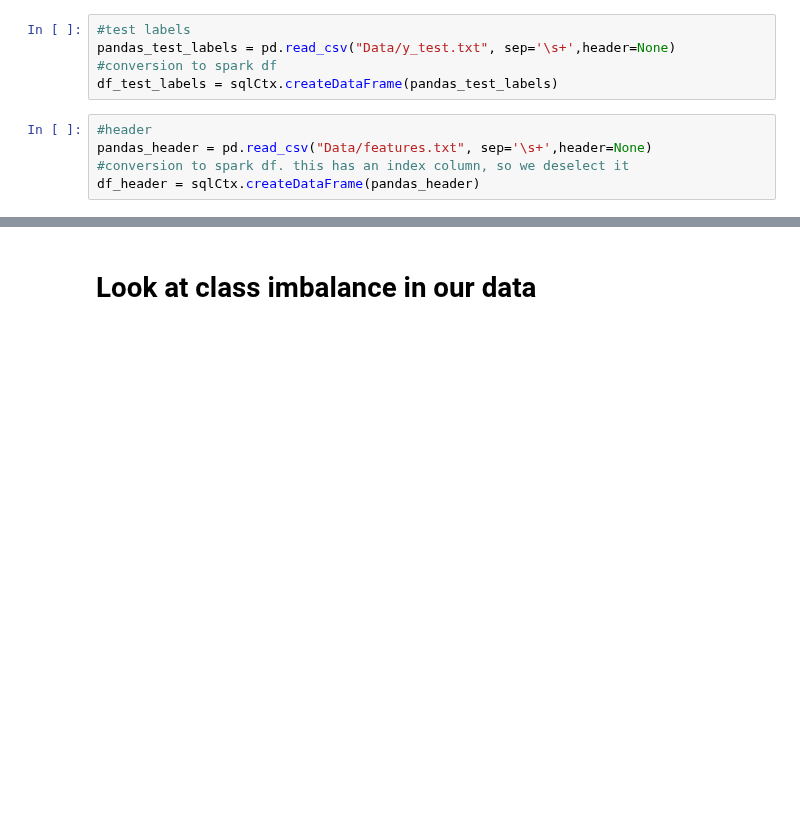
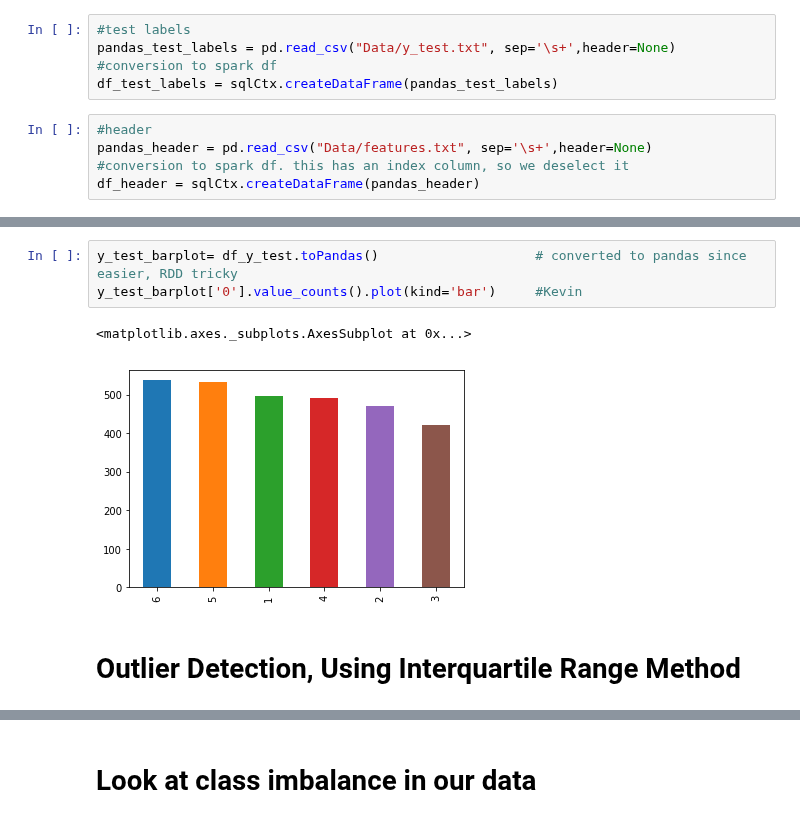
Before and after one commit to nathanhwangbo/PSTAT135_Final, a Jupyter notebook: preprocessing.ipynb, the cells around one changed output, grey strips where cells are left out. Drawn from its saved outputs; the diff is of its cells as text; blank space fills up the shorter version.

```diff
--- a/preprocessing.ipynb
+++ b/preprocessing.ipynb
@@ -68,0 +285,9 @@ only showing top 1 row
+# %%
+y_test_barplot= df_y_test.toPandas()                    # converted to pandas since easier, RDD tricky
+y_test_barplot['0'].value_counts().plot(kind='bar')     #Kevin
+# %% [output]
+<matplotlib.axes._subplots.AxesSubplot at 0x...>
+[figure, added]
+# %% [markdown]
+
+# Outlier Detection, Using Interquartile Range Method
```
Also changed, not shown: parts of 25 cells of this notebook.
